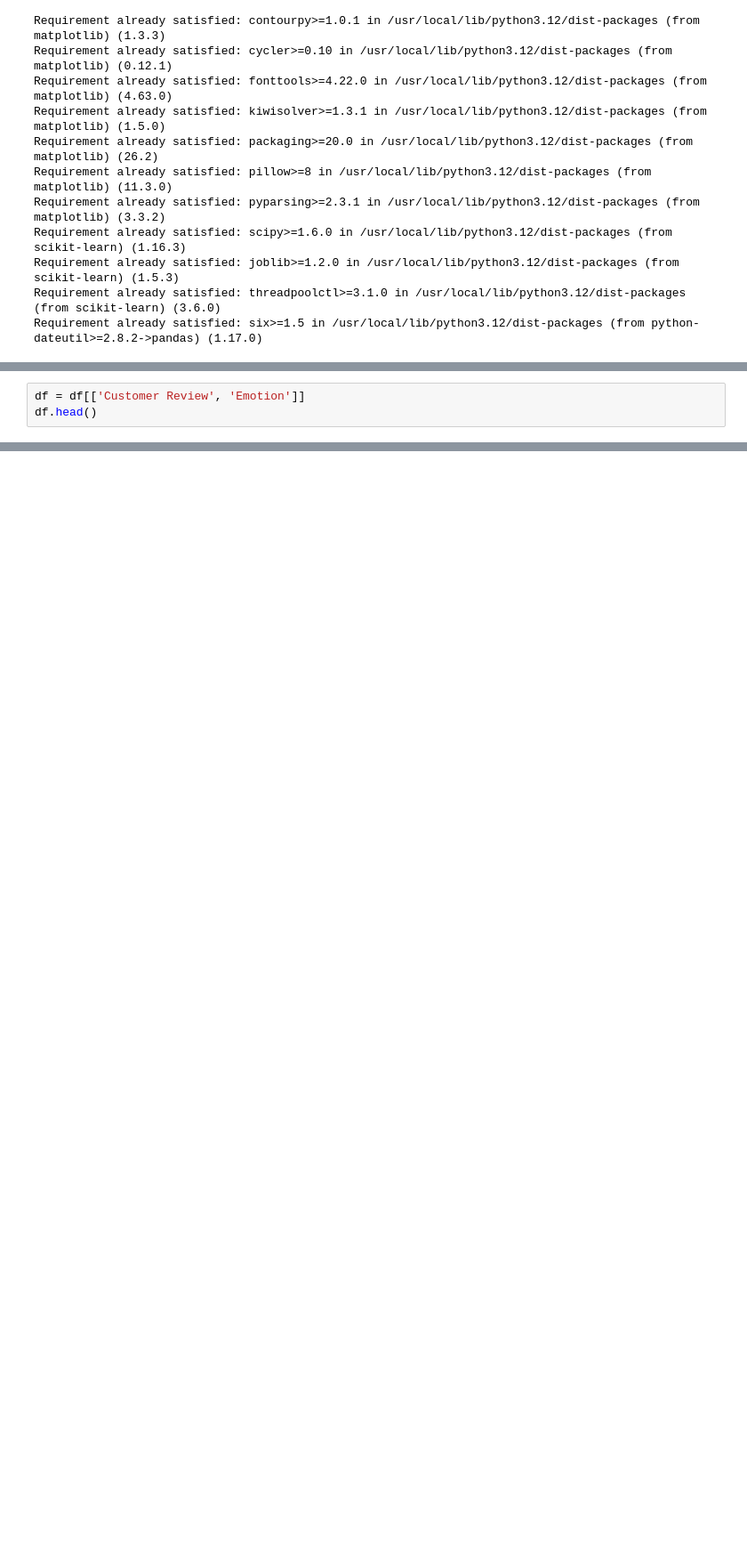
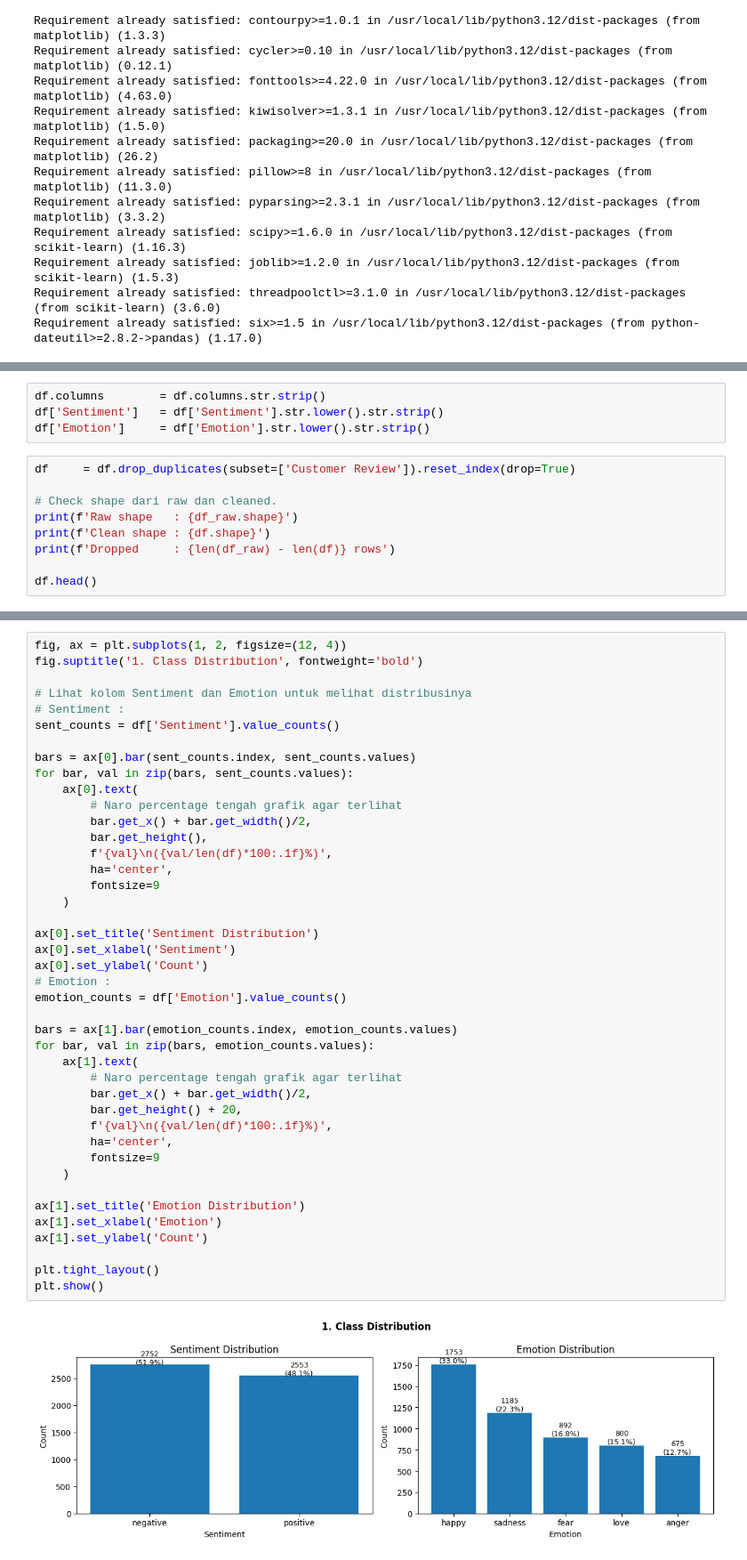
Before and after one commit to asipnana/ProjectNLP, a Jupyter notebook: notebooks/01_eda_preprocessing.ipynb, the cells around one changed output, grey strips where cells are left out. Shown at 89% size. Drawn from its saved outputs; the diff is of its cells as text; blank space fills up the shorter version.

```diff
--- a/notebooks/01_eda_preprocessing.ipynb
+++ b/notebooks/01_eda_preprocessing.ipynb
@@ -38,0 +130,13 @@ df = pd.read_csv(PATH)
+# %%
+df.columns        = df.columns.str.strip()
+df['Sentiment']   = df['Sentiment'].str.lower().str.strip()
+df['Emotion']     = df['Emotion'].str.lower().str.strip()
+# %%
+df     = df.drop_duplicates(subset=['Customer Review']).reset_index(drop=True)
+
+# Check shape dari raw dan cleaned.
+print(f'Raw shape   : {df_raw.shape}')
+print(f'Clean shape : {df.shape}')
+print(f'Dropped     : {len(df_raw) - len(df)} rows')
+
+df.head()
@@ -76,3 +161,0 @@ Index(['Category', 'Product Name', 'Location', 'Price', 'Overall Rating',
-# %%
-df = df[['Customer Review', 'Emotion']]
-df.head()
@@ -109,0 +162,44 @@ plt.show()
+# %%
+fig, ax = plt.subplots(1, 2, figsize=(12, 4))
+fig.suptitle('1. Class Distribution', fontweight='bold')
+
+# Lihat kolom Sentiment dan Emotion untuk melihat distribusinya
+# Sentiment :
+sent_counts = df['Sentiment'].value_counts()
+
+bars = ax[0].bar(sent_counts.index, sent_counts.values)
+for bar, val in zip(bars, sent_counts.values):
+    ax[0].text(
+        # Naro percentage tengah grafik agar terlihat
+        bar.get_x() + bar.get_width()/2,
+        bar.get_height(),
+        f'{val}\n({val/len(df)*100:.1f}%)',
+        ha='center',
+        fontsize=9
+    )
+
+ax[0].set_title('Sentiment Distribution')
+ax[0].set_xlabel('Sentiment')
+ax[0].set_ylabel('Count')
+# Emotion :
+emotion_counts = df['Emotion'].value_counts()
+
+bars = ax[1].bar(emotion_counts.index, emotion_counts.values)
+for bar, val in zip(bars, emotion_counts.values):
+    ax[1].text(
+        # Naro percentage tengah grafik agar terlihat
+        bar.get_x() + bar.get_width()/2,
+        bar.get_height() + 20,
+        f'{val}\n({val/len(df)*100:.1f}%)',
+        ha='center',
+        fontsize=9
+    )
+
+ax[1].set_title('Emotion Distribution')
+ax[1].set_xlabel('Emotion')
+ax[1].set_ylabel('Count')
+
+plt.tight_layout()
+plt.show()
+# %% [output]
+[figure, added]
```
Also changed, not shown: parts of 16 cells of this notebook.
